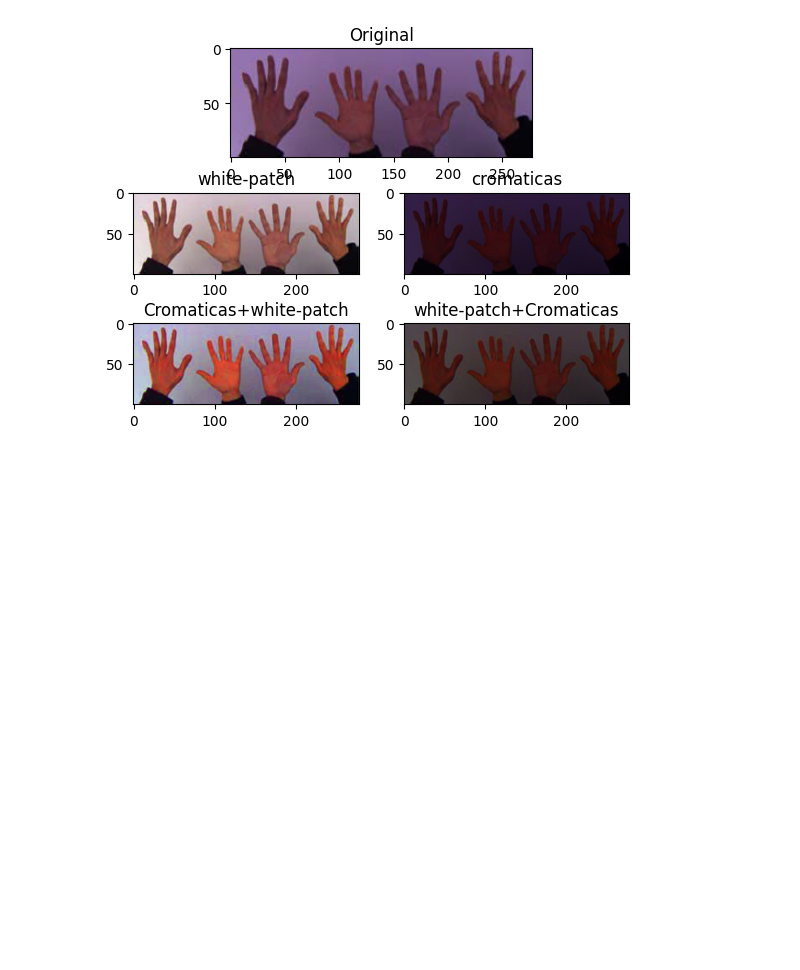
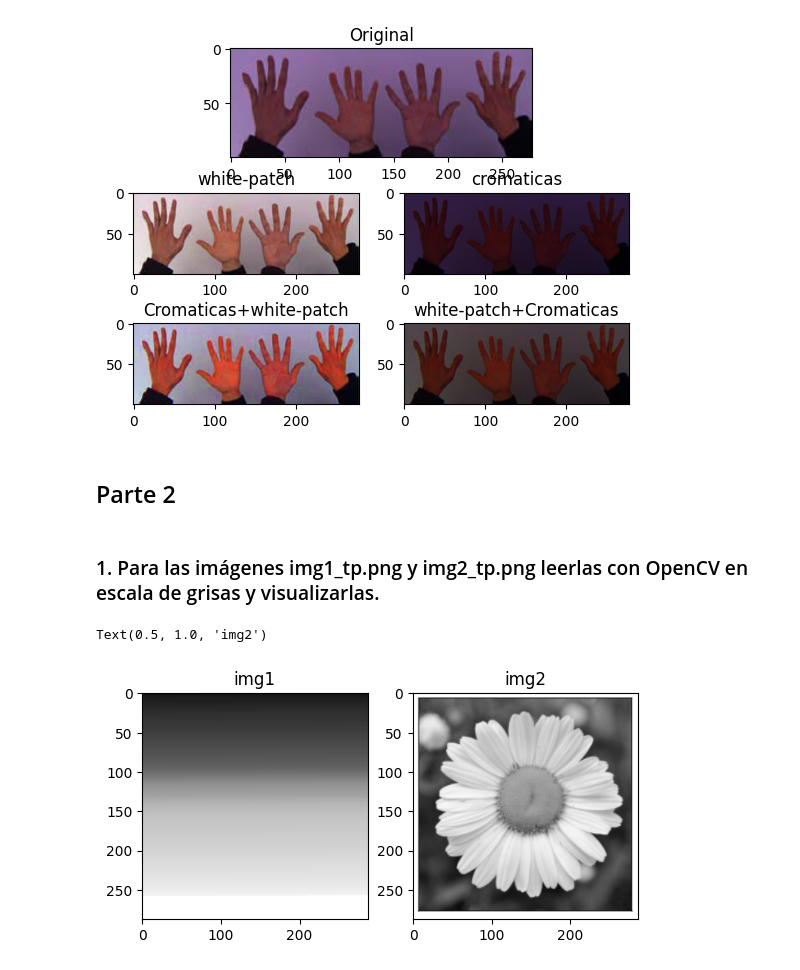
Before and after one commit to juanpsch/vision_computadora_I, a Jupyter notebook: Material_TPs/TP1/TP1.ipynb, the cells around one changed output. Saved outputs shown, nothing was run; the diff lists cells and outputs as text; code cells hidden in the pictures; blank space fills up the shorter version.

```diff
--- a/Material_TPs/TP1/TP1.ipynb
+++ b/Material_TPs/TP1/TP1.ipynb
@@ -91,3 +91,24 @@ plotear('white_patch/test_red.png')
 plotear('white_patch/test_blue.png')
 # %% [output]
 [figure]
+# %% [markdown]
+## Parte 2
+# %% [markdown]
+### 1. Para las imágenes img1_tp.png y img2_tp.png leerlas con OpenCV en escala de grisas y visualizarlas.
+# %%
+# Cargar una imagen
+imagen = 'img1_tp.png'
+img1 = cv.imread('img1_tp.png', cv.IMREAD_GRAYSCALE)
+img2 = cv.imread('img2_tp.png', cv.IMREAD_GRAYSCALE)
+#imgRGB = cv.cvtColor(img, cv.COLOR_BGR2RGB)
+# %%
+# Muestro las imagenes
+ax1=plt.subplot(121)
+ax1.imshow(img1,  vmin=0, vmax=255, cmap='gray')
+ax1.set_title('img1')
+ax1=plt.subplot(122)
+ax1.imshow(img2,  vmin=0, vmax=255, cmap='gray')
+ax1.set_title('img2')
+# %% [output]
+Text(0.5, 1.0, 'img2')
+[figure, added]
```
Also changed, not shown: parts of 13 cells of this notebook.
